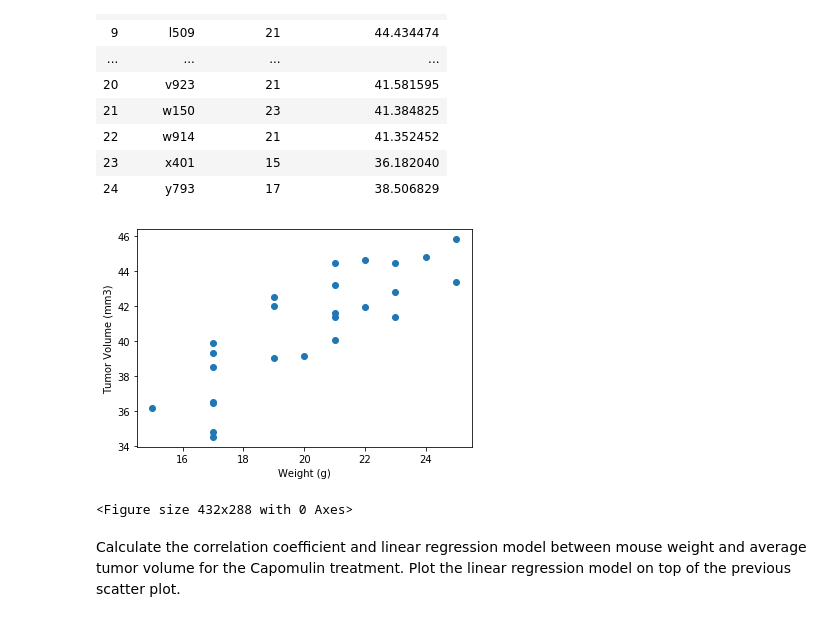
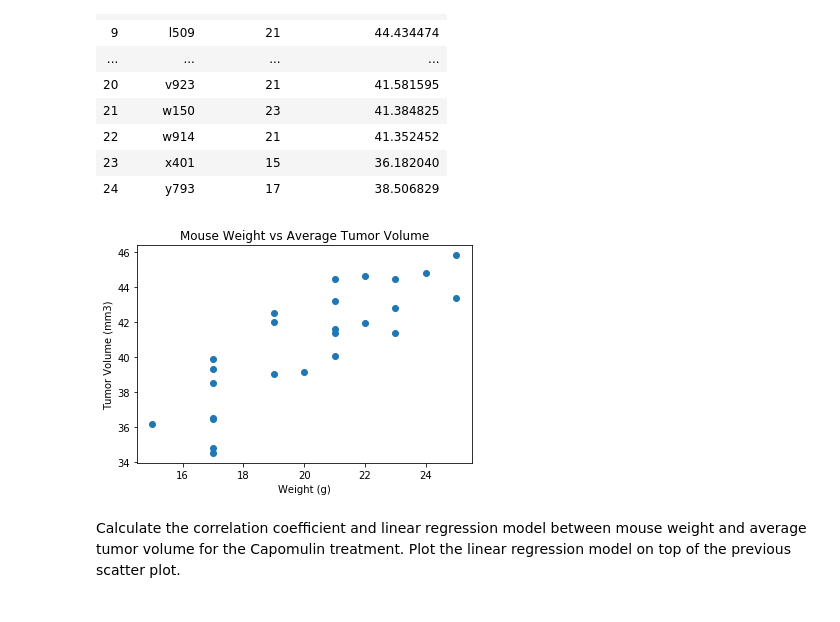
Before and after one commit to AhmadPM/matplotlib-challenge, a Jupyter notebook: matplotlib_homework.ipynb, the cells around one changed output. Drawn from its saved outputs; the diff is of its cells as text; code cells hidden in the pictures.

Commit message:
updating with images

```diff
--- a/matplotlib_homework.ipynb
+++ b/matplotlib_homework.ipynb
@@ -384,14 +394,14 @@ weight
 # %%
 
 plt.scatter(weight['Weight (g)'], weight['Tumor Volume (mm3)'])
-plt.title('')
+plt.title('Mouse Weight vs Average Tumor Volume')
 plt.xlabel("Weight (g)")
 plt.ylabel("Tumor Volume (mm3)")
+
+plt.savefig('resources/images/weight_volume_scatter.png')
 plt.show()
-plt.savefig('resources/images/weight_volume_scatter.png')
 # %% [output]
-[figure, old version]
+[figure, new version]
-<Figure size 432x288 with 0 Axes>
 # %% [markdown]
 Calculate the correlation coefficient and linear regression model between mouse weight and average tumor volume for the Capomulin treatment.
 Plot the linear regression model on top of the previous scatter plot.
```
Also changed, not shown: parts of 7 cells of this notebook, 6 other files.
